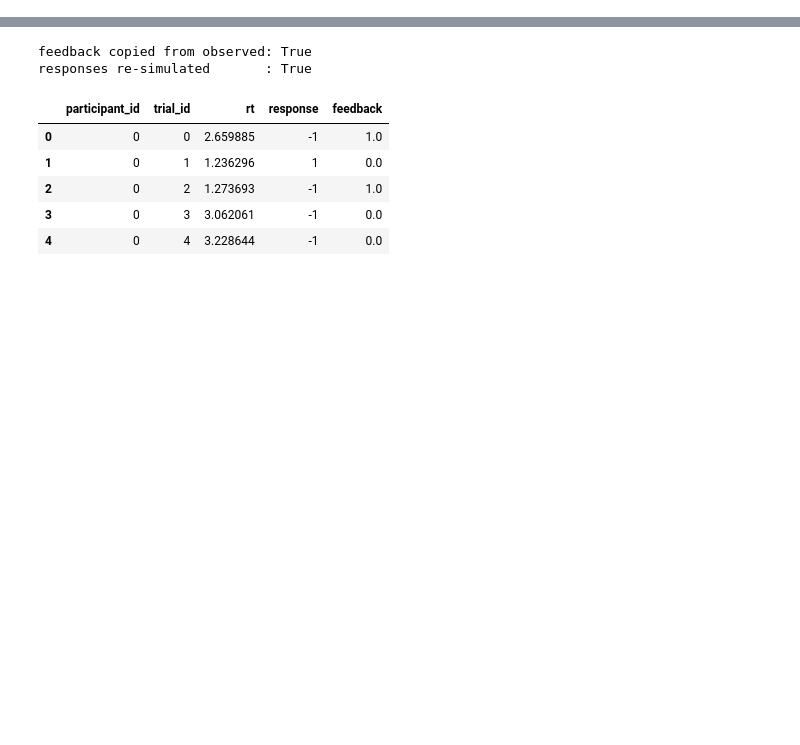
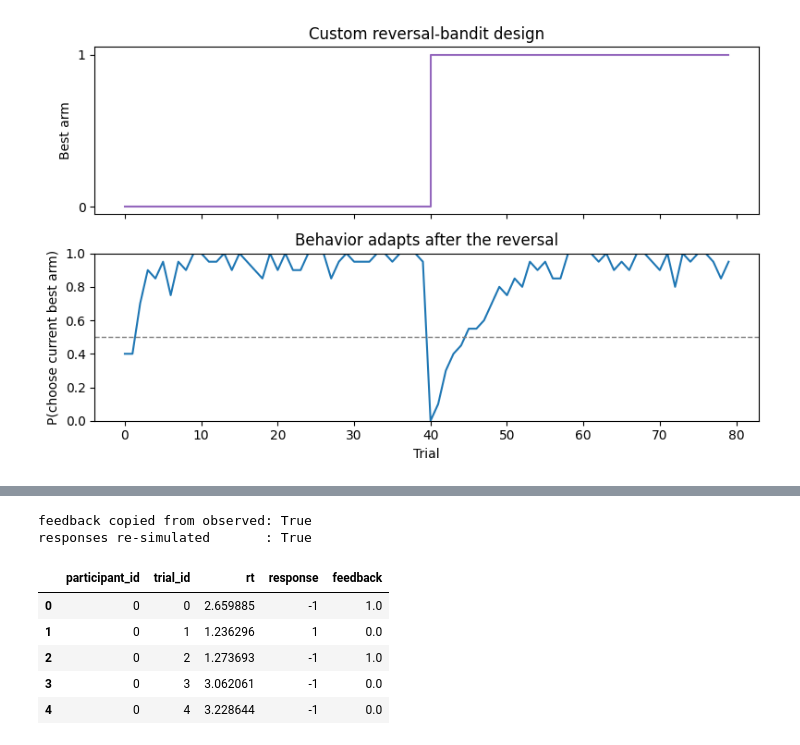
Before and after one commit to lnccbrown/ssm-simulators, a Jupyter notebook: docs/core_tutorials/rlssm_advanced_tutorial.ipynb, the cells around one changed output, grey strips where cells are left out. Drawn from its saved outputs; the diff is of its cells as text; code cells hidden in the pictures; blank space fills up the shorter version.

```diff
--- a/docs/core_tutorials/rlssm_advanced_tutorial.ipynb
+++ b/docs/core_tutorials/rlssm_advanced_tutorial.ipynb
@@ -397,0 +405,14 @@ model reproduces behavior.
+# %%
+reversal_config = rl.ModelConfig(
+    model_name="reversal_bandit_demo",
+    description="RW learner + angle SSM + custom reversal bandit",
+    decision_process="angle",
+    learning_process=rl.learning.RescorlaWagnerDeltaRule(),
+    task_environment=ReversalBandit(p_high=0.85, response_labels=(-1, 1), reversal_at=40),
+    include_action=True,
+)
+
+reversal_data = rl.Simulator(reversal_config).simulate(
+    theta=theta, n_trials=80, n_participants=20, random_state=11
+)
+reversal_data.head()
@@ -397,0 +426,25 @@ model reproduces behavior.
+# %%
+reversal_summary = (
+    reversal_data.assign(chose_best=lambda df: df["action"] == df["best_arm"])
+    .groupby("trial_id")
+    .agg(best_arm=("best_arm", "first"), p_choose_best=("chose_best", "mean"))
+    .reset_index()
+)
+
+fig, axes = plt.subplots(2, 1, figsize=(8, 5), sharex=True)
+axes[0].step(reversal_summary["trial_id"], reversal_summary["best_arm"], where="post", color="C4")
+axes[0].set_ylabel("Best arm")
+axes[0].set_yticks([0, 1])
+axes[0].set_title("Custom reversal-bandit design")
+
+axes[1].plot(reversal_summary["trial_id"], reversal_summary["p_choose_best"], color="C0")
+axes[1].axhline(0.5, color="gray", ls="--", lw=1)
+axes[1].set_xlabel("Trial")
+axes[1].set_ylabel("P(choose current best arm)")
+axes[1].set_ylim(0, 1)
+axes[1].set_title("Behavior adapts after the reversal")
+
+plt.tight_layout()
+plt.show()
+# %% [output]
+[figure, added]
```
Also changed, not shown: parts of 74 cells of this notebook.
